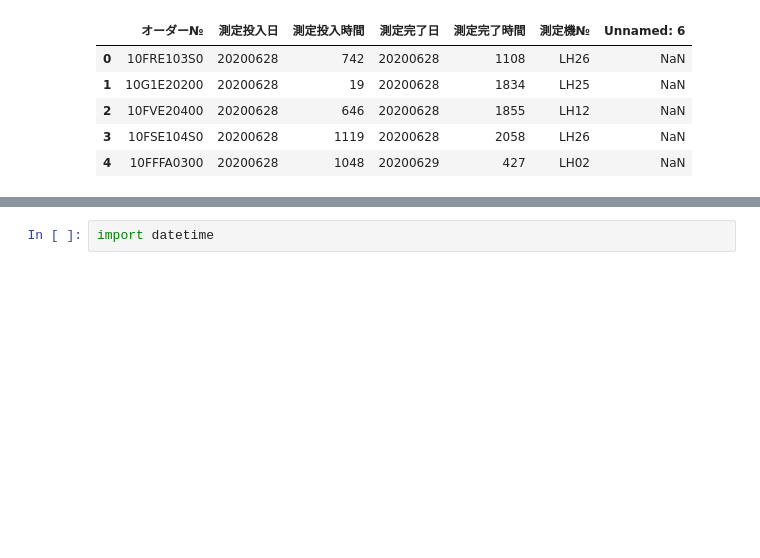
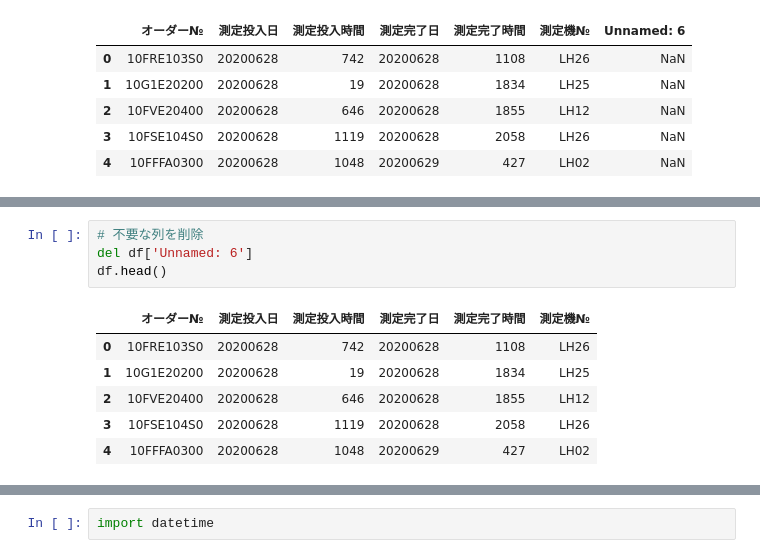
Before and after one commit to sekoatlightson/django_sqlalchemy, a Jupyter notebook: pandas_sampl/operating_rate.ipynb, the cells around one changed output, grey strips where cells are left out. Drawn from its saved outputs; the diff is of its cells as text; blank space fills up the shorter version.

```diff
--- a/pandas_sampl/operating_rate.ipynb
+++ b/pandas_sampl/operating_rate.ipynb
@@ -14,3 +34,14 @@ df.head()
+# %%
+# 不要な列を削除
+del df['Unnamed: 6']
+df.head()
+# %% [output]
+|  | オーダー№ | 測定投入日 | 測定投入時間 | 測定完了日 | 測定完了時間 | 測定機№ |
+| 0 | 10FRE103S0 | 20200628 | 742 | 20200628 | 1108 | LH26 |
+| 1 | 10G1E20200 | 20200628 | 19 | 20200628 | 1834 | LH25 |
+| 2 | 10FVE20400 | 20200628 | 646 | 20200628 | 1855 | LH12 |
+| 3 | 10FSE104S0 | 20200628 | 1119 | 20200628 | 2058 | LH26 |
+| 4 | 10FFFA0300 | 20200628 | 1048 | 20200629 | 427 | LH02 |
 # %%
 df.info()
 # %% [output]
```
Also changed, not shown: parts of 19 cells of this notebook.
